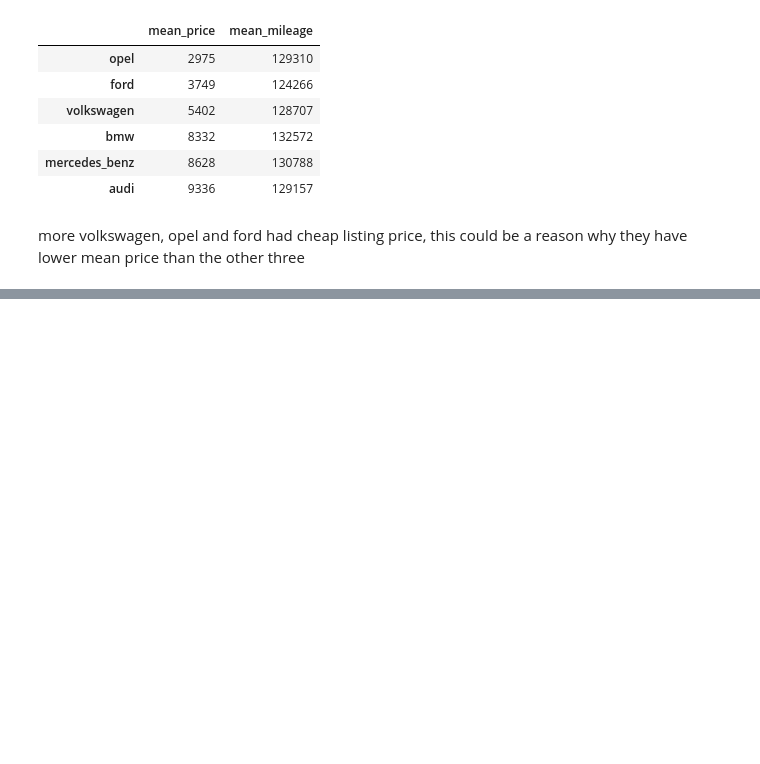
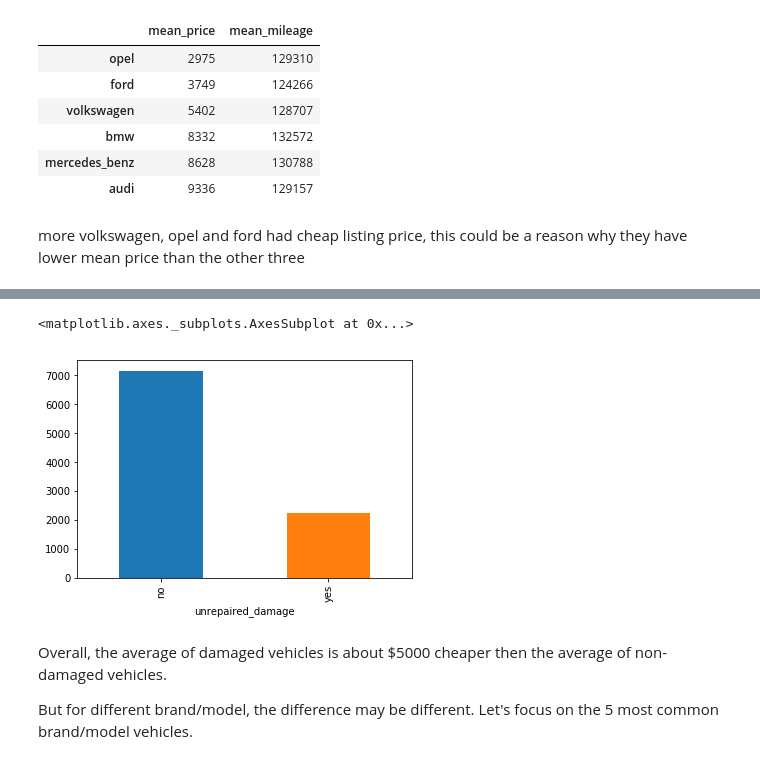
Before and after one commit to zhao365/dataquest_projects, a Jupyter notebook: Exploring Ebay Car Sales Data.ipynb, the cells around one changed output, grey strips where cells are left out. Cells and saved outputs as stored; diff of their text form; code cells hidden in the pictures; blank space fills up the shorter version.

```diff
--- a/Exploring Ebay Car Sales Data.ipynb
+++ b/Exploring Ebay Car Sales Data.ipynb
@@ -508,0 +774,10 @@ more volkswagen, opel and ford had cheap listing price, this could be a reason w
+# %%
+def mileage_group(odometer):
+    if odometer > 130000:
+        return 'great than 130000'
+    elif odometer <= 130000 and odometer > 110000:
+        return 'between 110000 and 130000'
+    else:
+        return 'below 110000'
+# %%
+autos_copy['mileage_group'] = autos_copy['odometer_km'].apply(mileage_group)
@@ -508,0 +810,9 @@ more volkswagen, opel and ford had cheap listing price, this could be a reason w
+# %%
+autos_copy.groupby('unrepaired_damage')['price'].mean().plot(kind = 'bar')
+# %% [output]
+<matplotlib.axes._subplots.AxesSubplot at 0x...>
+[figure, added]
+# %% [markdown]
+Overall, the average of damaged vehicles is about $5000 cheaper then the average of non-damaged vehicles.
+
+But for different brand/model, the difference may be different. Let's focus on the 5 most common brand/model vehicles.
```
Also changed, not shown: parts of 61 cells of this notebook.
